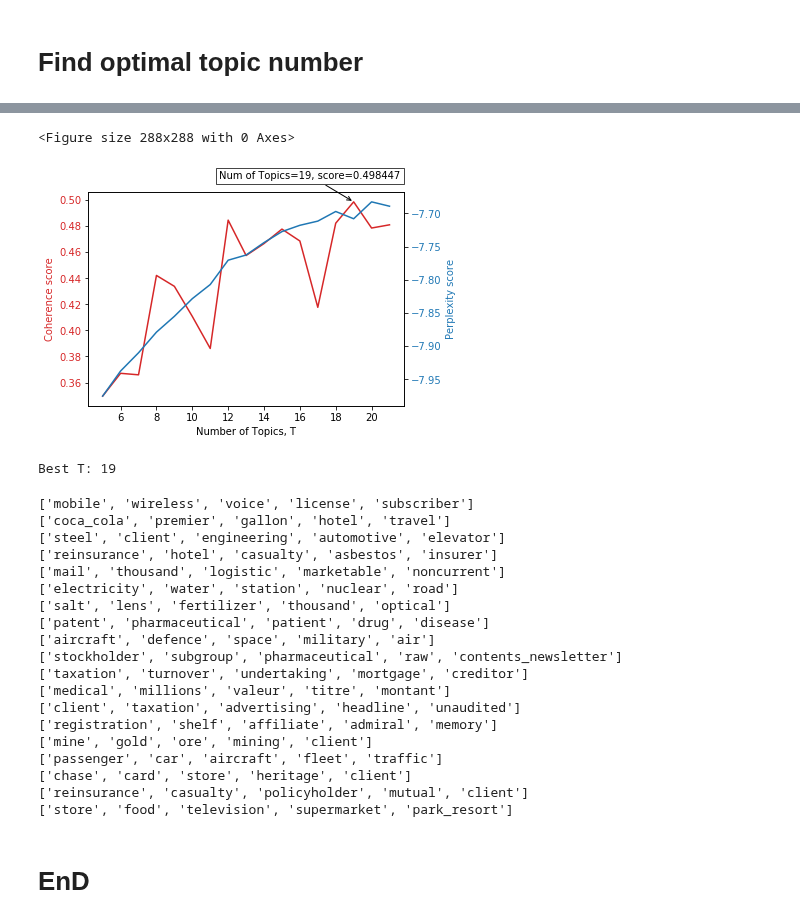
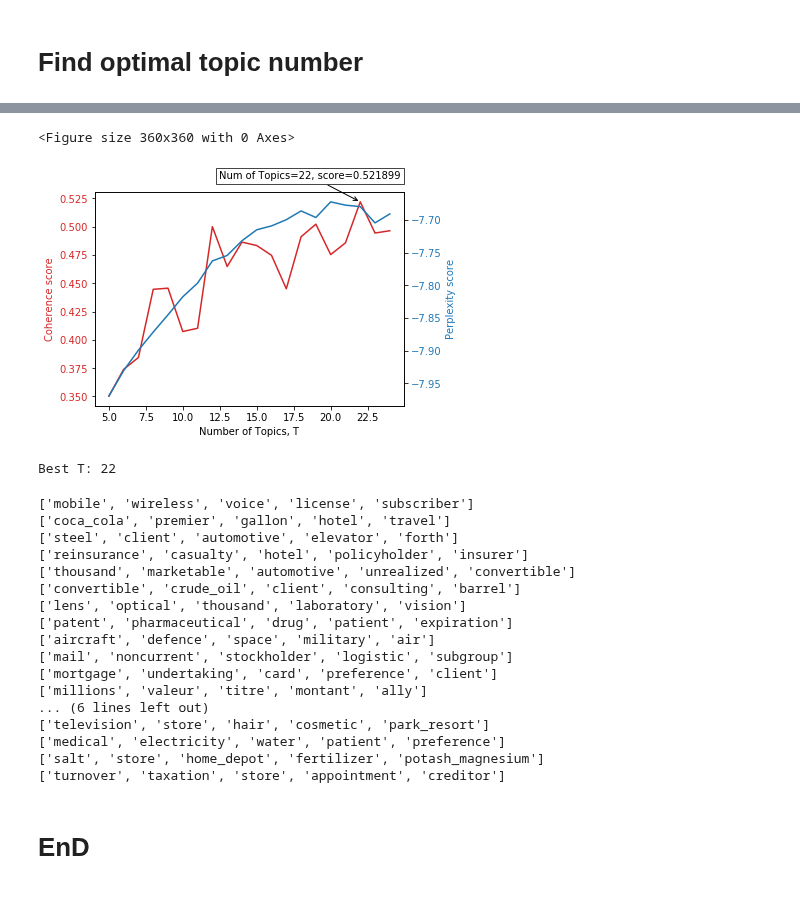
Before and after one commit to Arisiru/dtm-reports-analysis, a Jupyter notebook: notebooks/topic_analysis.ipynb, the cells around one changed output, grey strips where cells are left out. Saved outputs shown, nothing was run; the diff lists cells and outputs as text; code cells hidden in the pictures.

```diff
--- a/notebooks/topic_analysis.ipynb
+++ b/notebooks/topic_analysis.ipynb
@@ -19,6 +19,7 @@ year = 2005
 dir_root = os.path.join('..')
 dir_data_processing = os.path.join(dir_root, 'data_processing')
 dir_reports_ready =  os.path.join(dir_data_processing, 'reports_ready')
+dir_plots = os.path.join(dir_root, 'plots')
 # %% [markdown]
 ### set flags
 # %%
@@ -119,7 +120,7 @@ def compute_coherence_values(dictionary, corpus, texts, limit, start=2, step=3,
 min_T = 5
 max_T = 60
 step_T = 1
-passes_T = 31 # I had pike at 22 with 51
+passes_T = 51
 random_state = 193748
 # %%
 model_list, coherence_values, perplexity_values = compute_coherence_values(
@@ -229,9 +270,9 @@ plt.show()
 # %%
-take_first_t_index = 17
+take_first_t_index = 20
 coherence_values_in_use = coherence_values[:take_first_t_index]
 perplexity_values_in_use = perplexity_values[:take_first_t_index]
 # %%
-plt.figure(figsize=(4,4))
+plt.figure(figsize=(5,5))
 
 
 data1 = np.array(coherence_values_in_use)
@@ -240,35 +281,40 @@ x = np.array(range(min_T, min_T + len(data1), step_T))
 
 fig, ax1 = plt.subplots()
 
 color = 'tab:red'
 ax1.set_xlabel('Number of Topics, T')
 ax1.set_ylabel('Coherence score', color=color)
 ax1.plot(x, data1, color=color)
 ax1.tick_params(axis='y', labelcolor=color)
 
 xmax = x[np.argmax(data1)]
 ymax = data1.max()
 text = 'Num of Topics=%s, score=%f' % (xmax, ymax)
 
 bbox_props = dict(boxstyle='square,pad=0.3', fc='w', ec='k', lw=0.72)
 arrowprops = dict(arrowstyle='->')
 kw = dict(xycoords='data',textcoords='axes fraction',
           arrowprops=arrowprops, bbox=bbox_props, ha='right', va='top')
 ax1.annotate(text, xy=(xmax, ymax), xytext=(0.99,1.1), **kw)
 
 # instantiate a second axes that shares the same x-axis
 ax2 = ax1.twinx()
 
 color = 'tab:blue'
 ax2.set_ylabel('Perplexity score', color=color)
 ax2.plot(x, data2, color=color)
 ax2.tick_params(axis='y', labelcolor=color)
 
 fig.tight_layout() # otherwise the right y-label is slightly clipped
+pp = PdfPages(os.path.join(dir_plots, 'cohearence_score_zoom.pdf'))
+
+plt.savefig(pp, format='pdf', bbox_inches='tight')
 plt.show()
+
+pp.close()
 # %% [output]
-<Figure size 288x288 with 0 Axes>
+<Figure size 360x360 with 0 Axes>
-[figure, old version]
+[figure, new version]
 # %%
 best_model_index = np.argmax(np.array(data1))
 ts = np.array(range(min_T, min_T + len(data1) + 1, step_T))
@@ -279,29 +325,27 @@ best_model = model_list[best_model_index]
 # %%
 print('Best T: %s' % best_topics_number)
 # %% [output]
-Best T: 19
+Best T: 22
 # %%
 for i in range(best_topics_number):
     print([id2word.id2token[x[0]] for x in best_model.get_topic_terms(i, topn=5)])
 # %% [output]
 ['mobile', 'wireless', 'voice', 'license', 'subscriber']
 ['coca_cola', 'premier', 'gallon', 'hotel', 'travel']
-['steel', 'client', 'engineering', 'automotive', 'elevator']
-['reinsurance', 'hotel', 'casualty', 'asbestos', 'insurer']
-['mail', 'thousand', 'logistic', 'marketable', 'noncurrent']
-['electricity', 'water', 'station', 'nuclear', 'road']
-['salt', 'lens', 'fertilizer', 'thousand', 'optical']
-['patent', 'pharmaceutical', 'patient', 'drug', 'disease']
+['steel', 'client', 'automotive', 'elevator', 'forth']
+['reinsurance', 'casualty', 'hotel', 'policyholder', 'insurer']
+['thousand', 'marketable', 'automotive', 'unrealized', 'convertible']
+['convertible', 'crude_oil', 'client', 'consulting', 'barrel']
+['lens', 'optical', 'thousand', 'laboratory', 'vision']
+['patent', 'pharmaceutical', 'drug', 'patient', 'expiration']
 ['aircraft', 'defence', 'space', 'military', 'air']
-['stockholder', 'subgroup', 'pharmaceutical', 'raw', 'contents_newsletter']
-['taxation', 'turnover', 'undertaking', 'mortgage', 'creditor']
-['medical', 'millions', 'valeur', 'titre', 'montant']
-['client', 'taxation', 'advertising', 'headline', 'unaudited']
-['registration', 'shelf', 'affiliate', 'admiral', 'memory']
-['mine', 'gold', 'ore', 'mining', 'client']
-['passenger', 'car', 'aircraft', 'fleet', 'traffic']
-['chase', 'card', 'store', 'heritage', 'client']
-['reinsurance', 'casualty', 'policyholder', 'mutual', 'client']
-['store', 'food', 'television', 'supermarket', 'park_resort']
+['mail', 'noncurrent', 'stockholder', 'logistic', 'subgroup']
+['mortgage', 'undertaking', 'card', 'preference', 'client']
+['millions', 'valeur', 'titre', 'montant', 'ally']
+... (6 lines left out)
+['television', 'store', 'hair', 'cosmetic', 'park_resort']
+['medical', 'electricity', 'water', 'patient', 'preference']
+['salt', 'store', 'home_depot', 'fertilizer', 'potash_magnesium']
+['turnover', 'taxation', 'store', 'appointment', 'creditor']
 # %% [markdown]
 # EnD
```
Also changed, not shown: parts of 5 cells of this notebook, 4 other files.
